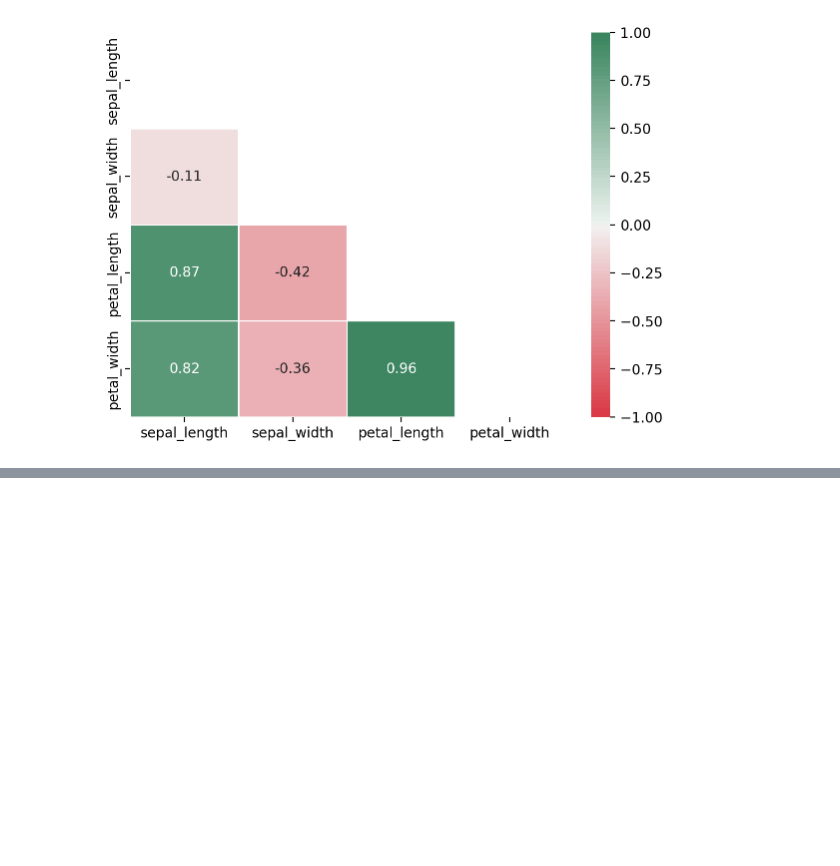
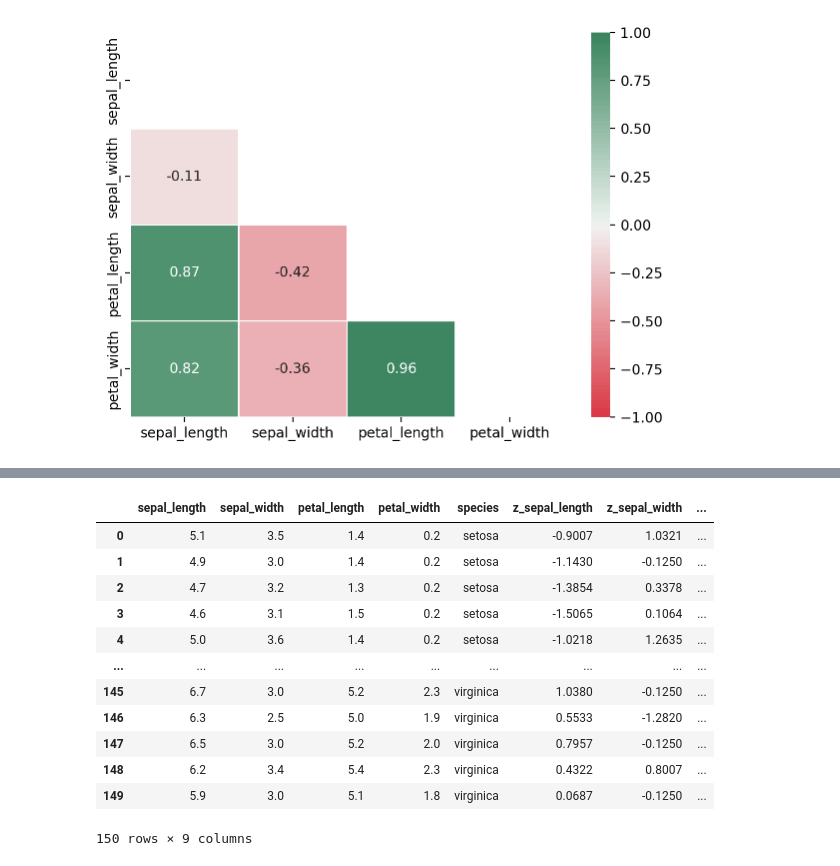
Before and after one commit to pNatTueku/ml_learning_with_ajprasertcbs, a Jupyter notebook: notebooks/pca_iris.ipynb, the cells around one changed output, grey strips where cells are left out. Saved outputs shown, nothing was run; the diff lists cells and outputs as text; code cells hidden in the pictures; blank space fills up the shorter version.

```diff
--- a/notebooks/pca_iris.ipynb
+++ b/notebooks/pca_iris.ipynb
@@ -106,0 +136,3 @@ sns.heatmap(dcorr, cmap = sns.diverging_palette(10, 145, n = 100),
+# %%
+X = df[cols]
+X.head(3)
@@ -106,0 +144,3 @@ sns.heatmap(dcorr, cmap = sns.diverging_palette(10, 145, n = 100),
+# %%
+scaler = StandardScaler()
+scaler
@@ -106,0 +149,3 @@ sns.heatmap(dcorr, cmap = sns.diverging_palette(10, 145, n = 100),
+# %%
+X_t = scaler.fit_transform(X)
+X_t
@@ -106,0 +198,5 @@ sns.heatmap(dcorr, cmap = sns.diverging_palette(10, 145, n = 100),
+# %%
+# put the z score into a DataFrame
+
+dz = pd.DataFrame(X_t.round(4), columns = [f'z_{c}' for c in cols])
+dz
@@ -106,0 +217,18 @@ sns.heatmap(dcorr, cmap = sns.diverging_palette(10, 145, n = 100),
+# %%
+# combine df with dz using column wise
+
+pd.concat([df, dz], axis = 'columns')
+# %% [output]
+|  | sepal_length | sepal_width | petal_length | petal_width | species | z_sepal_length | z_sepal_width | ... |
+| 0 | 5.1 | 3.5 | 1.4 | 0.2 | setosa | -0.9007 | 1.0321 | ... |
+| 1 | 4.9 | 3.0 | 1.4 | 0.2 | setosa | -1.1430 | -0.1250 | ... |
+| 2 | 4.7 | 3.2 | 1.3 | 0.2 | setosa | -1.3854 | 0.3378 | ... |
+| 3 | 4.6 | 3.1 | 1.5 | 0.2 | setosa | -1.5065 | 0.1064 | ... |
+| 4 | 5.0 | 3.6 | 1.4 | 0.2 | setosa | -1.0218 | 1.2635 | ... |
+| ... | ... | ... | ... | ... | ... | ... | ... | ... |
+| 145 | 6.7 | 3.0 | 5.2 | 2.3 | virginica | 1.0380 | -0.1250 | ... |
+| 146 | 6.3 | 2.5 | 5.0 | 1.9 | virginica | 0.5533 | -1.2820 | ... |
+| 147 | 6.5 | 3.0 | 5.2 | 2.0 | virginica | 0.7957 | -0.1250 | ... |
+| 148 | 6.2 | 3.4 | 5.4 | 2.3 | virginica | 0.4322 | 0.8007 | ... |
+| 149 | 5.9 | 3.0 | 5.1 | 1.8 | virginica | 0.0687 | -0.1250 | ... |
+150 rows × 9 columns
```
Also changed, not shown: parts of 22 cells of this notebook.
